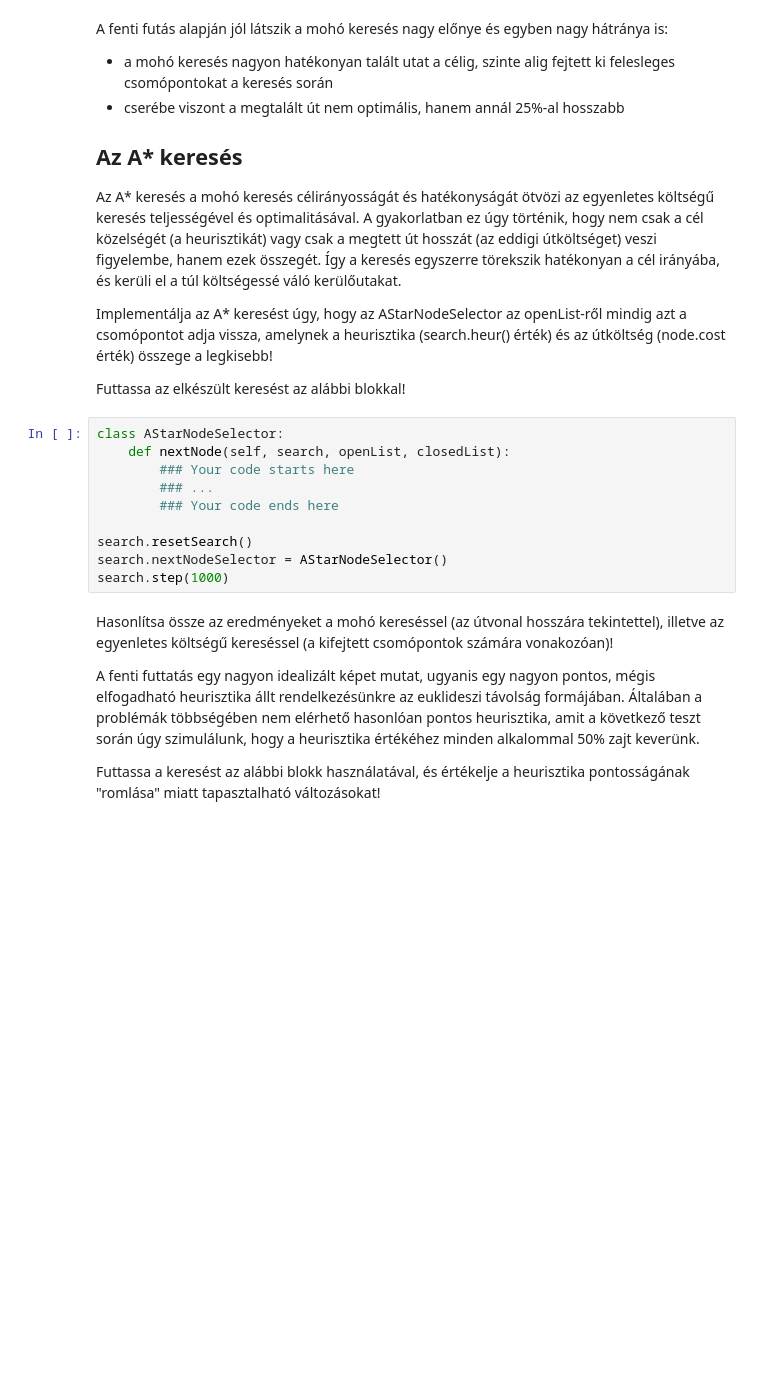
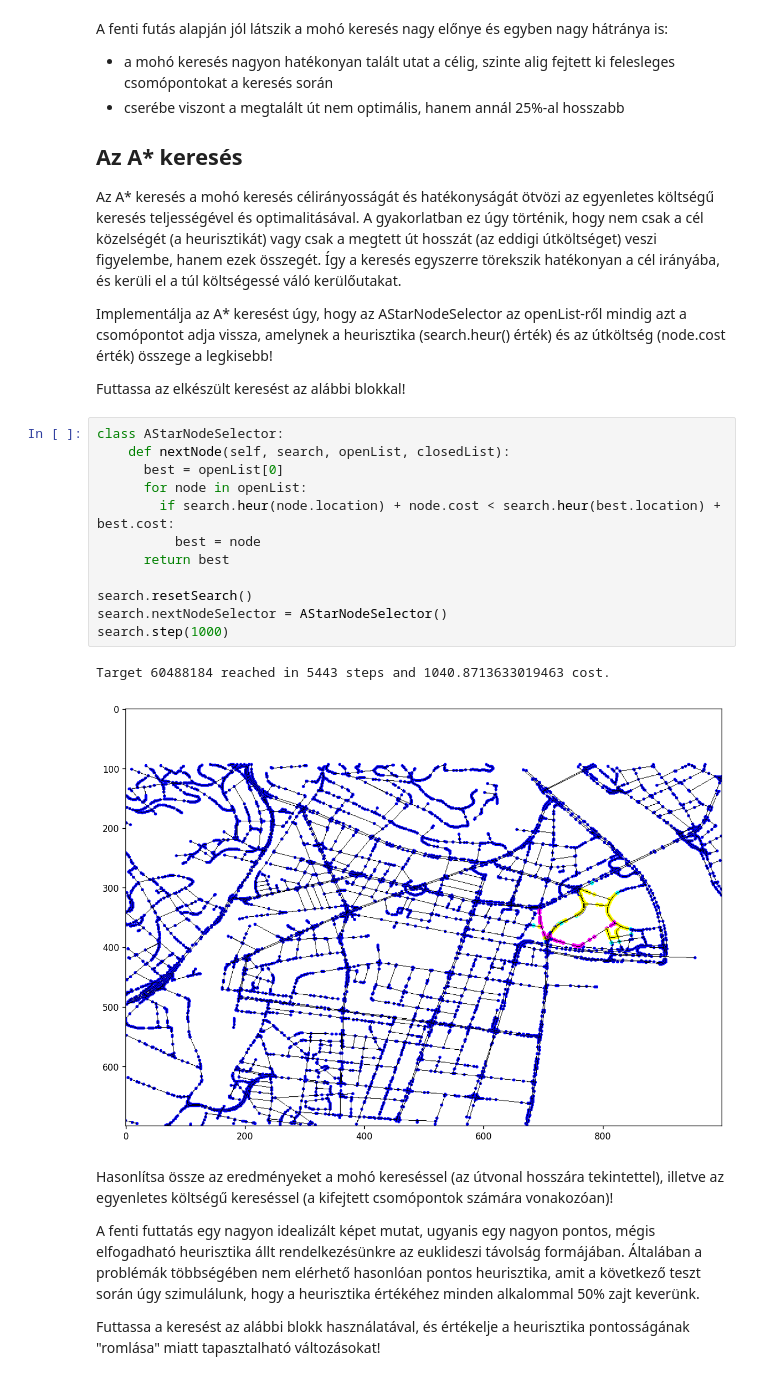
Before and after one commit to BrMrtn/GoogleColab, a Jupyter notebook: MI/BSc_MI_labor_1_Kereses_2024_hallgatoi.ipynb, the cells around one changed output. Drawn from its saved outputs; the diff is of its cells as text; blank space fills up the shorter version.

```diff
--- a/MI/BSc_MI_labor_1_Kereses_2024_hallgatoi.ipynb
+++ b/MI/BSc_MI_labor_1_Kereses_2024_hallgatoi.ipynb
@@ -359,13 +396,18 @@ Futtassa az elkészült keresést az alábbi blokkal!
 # %%
 class AStarNodeSelector:
     def nextNode(self, search, openList, closedList):
-        ### Your code starts here
-        ### ...
-        ### Your code ends here
+      best = openList[0]
+      for node in openList:
+        if search.heur(node.location) + node.cost < search.heur(best.location) + best.cost:
+          best = node
+      return best
 
 search.resetSearch()
 search.nextNodeSelector = AStarNodeSelector()
 search.step(1000)
+# %% [output]
+Target 60488184 reached in 5443 steps and 1040.8713633019463 cost.
+[figure, added]
 # %% [markdown]
 Hasonlítsa össze az eredményeket a mohó kereséssel (az útvonal hosszára tekintettel), illetve az egyenletes költségű kereséssel (a kifejtett csomópontok számára vonakozóan)!
 
```
Also changed, not shown: parts of 8 cells of this notebook.
